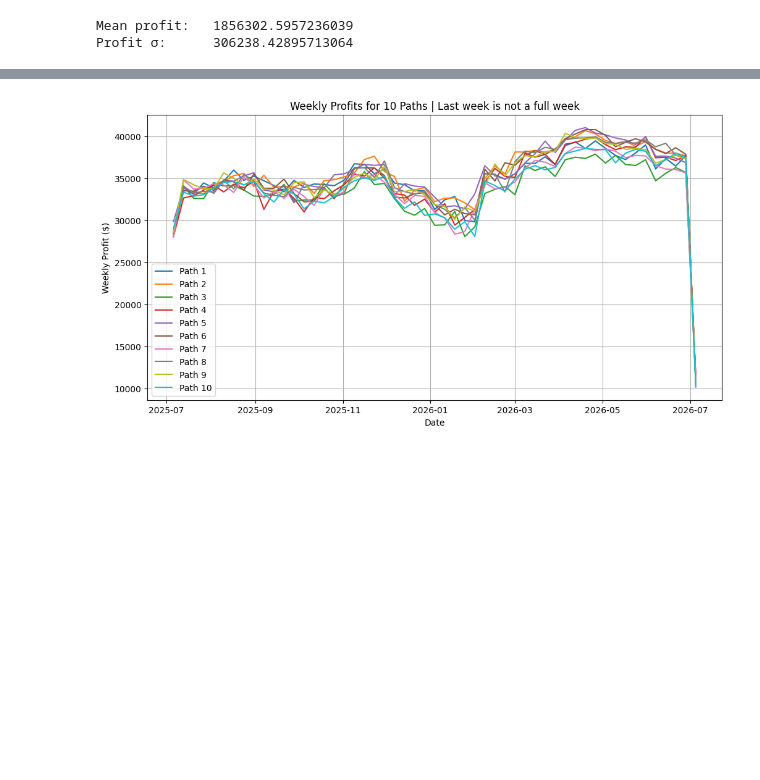
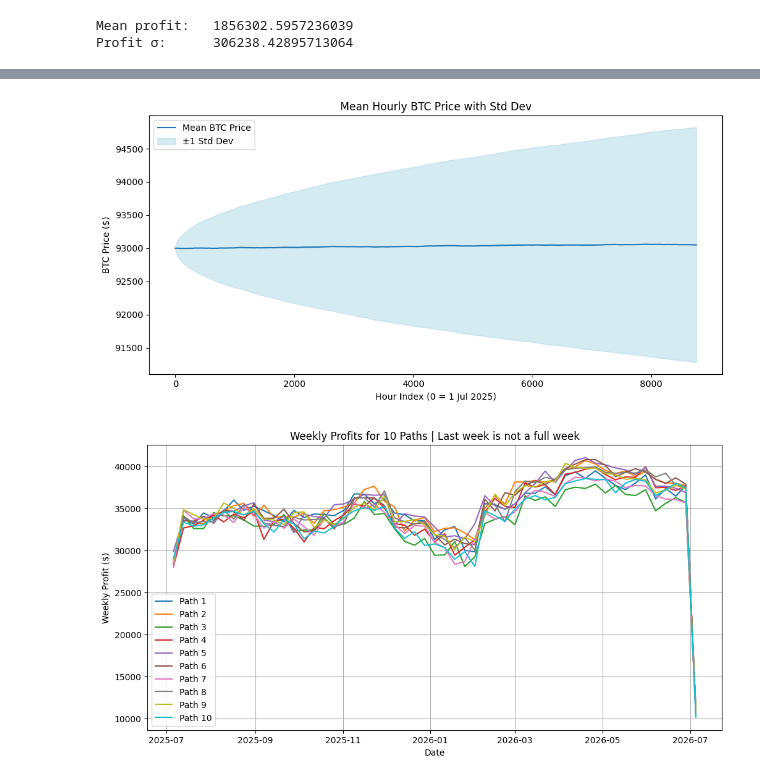
Before and after one commit to sxcben/Financing_Grid_final_project, a Jupyter notebook: code/Benjamin_test.ipynb, the cells around one changed output, grey strips where cells are left out. Cells and saved outputs as stored; diff of their text form; code cells hidden in the pictures; blank space fills up the shorter version.

```diff
--- a/code/Benjamin_test.ipynb
+++ b/code/Benjamin_test.ipynb
@@ -353,3 +490,29 @@ Profit σ:      306238.42895713064
+# %%
+# btc_paths : shape (n_sims, hours)
+hourly_btc_mean = btc_paths.mean(axis=0)     # length = hours
+hourly_btc_std  = btc_paths.std(axis=0)
+
+# Wrap in a DataFrame for easy viewing / export
+hourly_btc_stats = pd.DataFrame({
+    'Hour_Index': np.arange(hours),          # 0 … hours-1
+    'BTC_Mean'  : hourly_btc_mean,
+    'BTC_Std'   : hourly_btc_std,
+})
+
+plt.figure(figsize=(10, 5))
+plt.plot(hourly_btc_stats['Hour_Index'], hourly_btc_stats['BTC_Mean'], label='Mean BTC Price')
+plt.fill_between(hourly_btc_stats['Hour_Index'],
+                 hourly_btc_stats['BTC_Mean'] - hourly_btc_stats['BTC_Std'],
+                 hourly_btc_stats['BTC_Mean'] + hourly_btc_stats['BTC_Std'],
+                 color='lightblue', alpha=0.5, label='±1 Std Dev')
+plt.title('Mean Hourly BTC Price with Std Dev')
+plt.xlabel('Hour Index (0 = 1 Jul 2025)')
+plt.ylabel('BTC Price ($)')
+plt.legend()
+plt.tight_layout()
+plt.show()
+# %% [output]
+[figure, added]
 # %%
 # Convert hourly_paths to a DataFrame for easier manipulation
 hourly_profits_df = pd.DataFrame(hourly_paths).T
```
Also changed, not shown: parts of 6 cells of this notebook.
